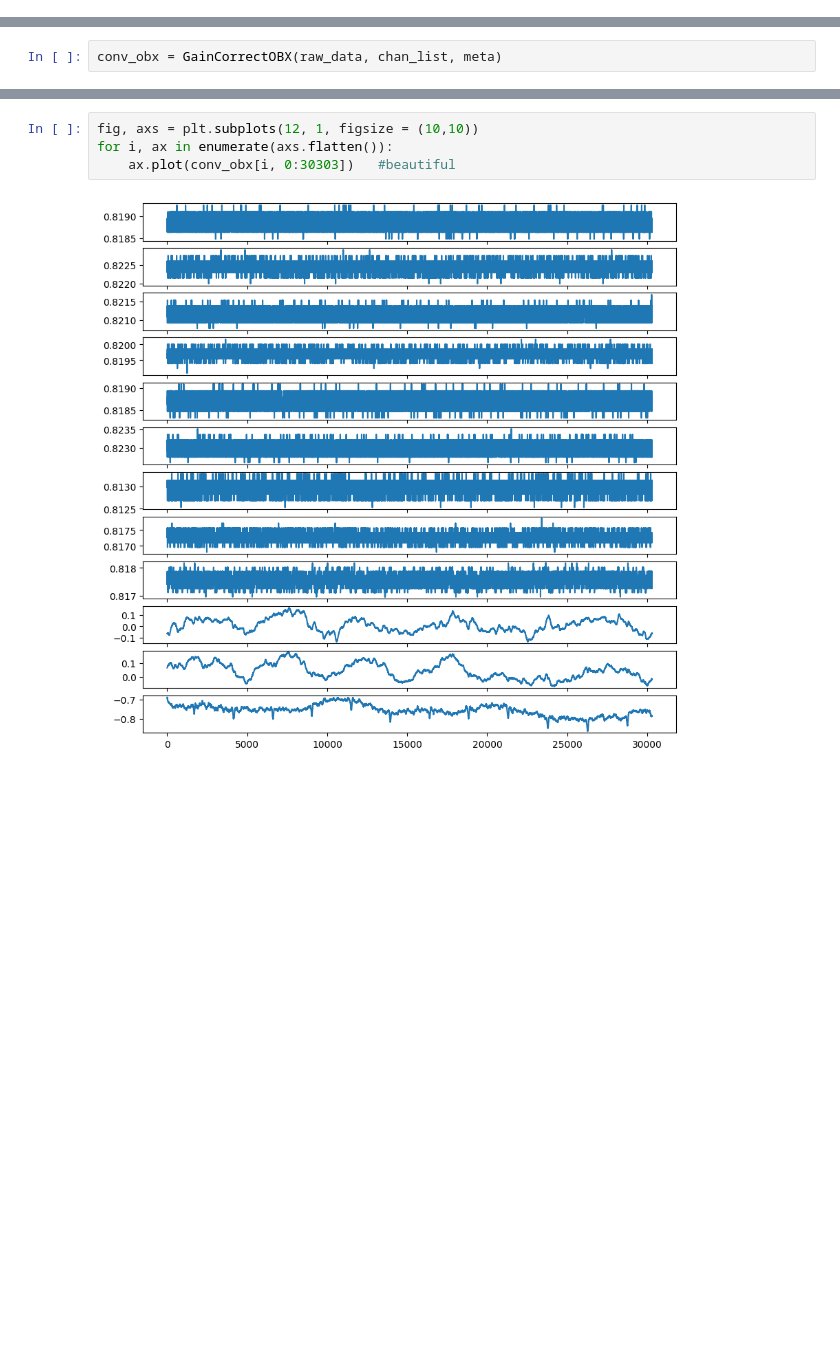
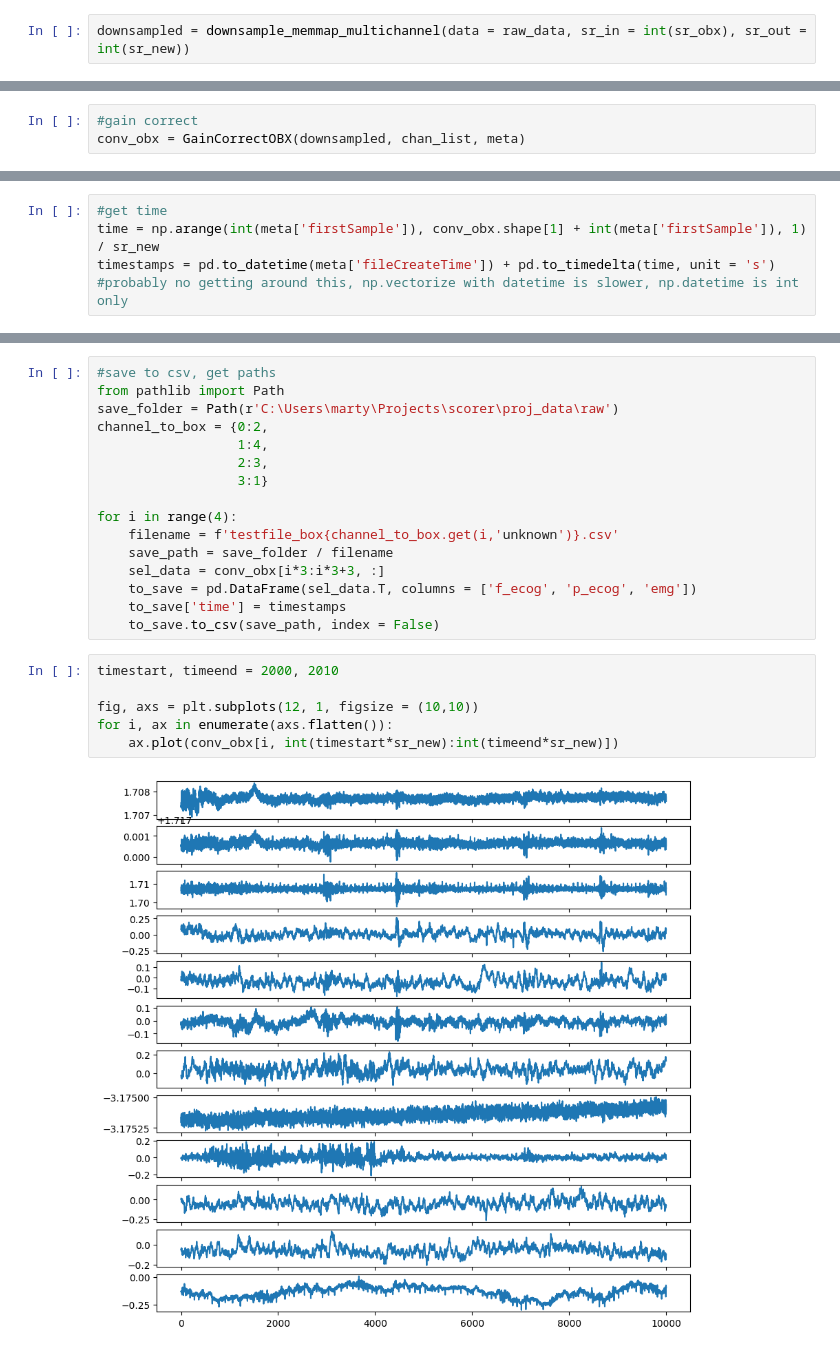
Before and after one commit to MartynasArba/scorer, a Jupyter notebook: scorer/data/onebox_loader.ipynb, the cells around one changed output, grey strips where cells are left out. Drawn from its saved outputs; the diff is of its cells as text; blank space fills up the shorter version.

```diff
--- a/scorer/data/onebox_loader.ipynb
+++ b/scorer/data/onebox_loader.ipynb
@@ -39,0 +20,2 @@ int(meta['firstSample']) / sr_obx
+# %%
+downsampled = downsample_memmap_multichannel(data = raw_data, sr_in = int(sr_obx), sr_out = int(sr_new))
@@ -40,2 +49,3 @@ int(meta['firstSample']) / sr_obx
 # %%
-conv_obx = GainCorrectOBX(raw_data, chan_list, meta)
+#gain correct
+conv_obx = GainCorrectOBX(downsampled, chan_list, meta)
@@ -62,0 +57,4 @@ array([[ 0.81893921,  0.81878662,  0.81893921, ...,  1.7074585 ,
+# %%
+#get time
+time = np.arange(int(meta['firstSample']), conv_obx.shape[1] + int(meta['firstSample']), 1) / sr_new
+timestamps = pd.to_datetime(meta['fileCreateTime']) + pd.to_timedelta(time, unit = 's') #probably no getting around this, np.vectorize with datetime is slower, np.datetime is int only
@@ -63,6 +68,24 @@ array([[ 0.81893921,  0.81878662,  0.81893921, ...,  1.7074585 ,
+# %%
+#save to csv, get paths
+from pathlib import Path
+save_folder = Path(r'C:\Users\marty\Projects\scorer\proj_data\raw')
+channel_to_box = {0:2,
+                  1:4,
+                  2:3,
+                  3:1}
+
+for i in range(4):
+    filename = f'testfile_box{channel_to_box.get(i,'unknown')}.csv'
+    save_path = save_folder / filename
+    sel_data = conv_obx[i*3:i*3+3, :]
+    to_save = pd.DataFrame(sel_data.T, columns = ['f_ecog', 'p_ecog', 'emg'])
+    to_save['time'] = timestamps
+    to_save.to_csv(save_path, index = False)
 # %%
+timestart, timeend = 2000, 2010
+
 fig, axs = plt.subplots(12, 1, figsize = (10,10))
 for i, ax in enumerate(axs.flatten()):
-    ax.plot(conv_obx[i, 0:30303])   #beautiful
+    ax.plot(conv_obx[i, int(timestart*sr_new):int(timeend*sr_new)])
 # %% [output]
-[figure, old version]
+[figure, new version]
```
Also changed, not shown: parts of 15 cells of this notebook, 3 other files.
